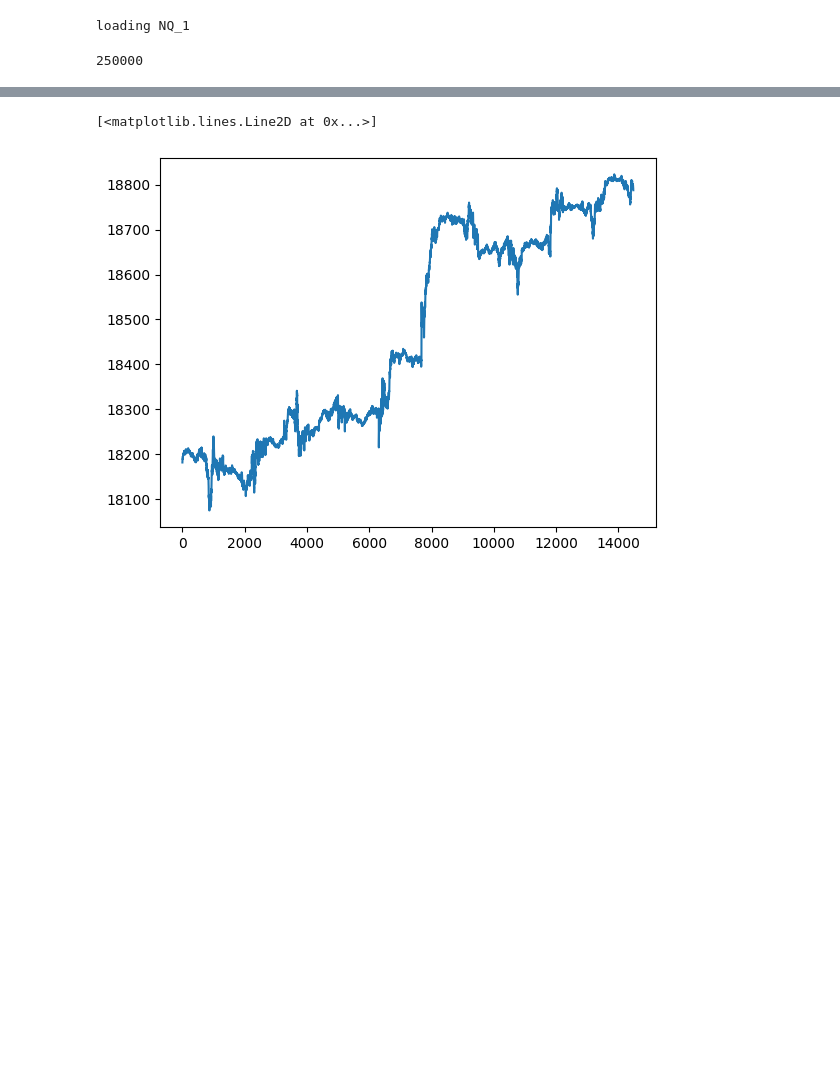
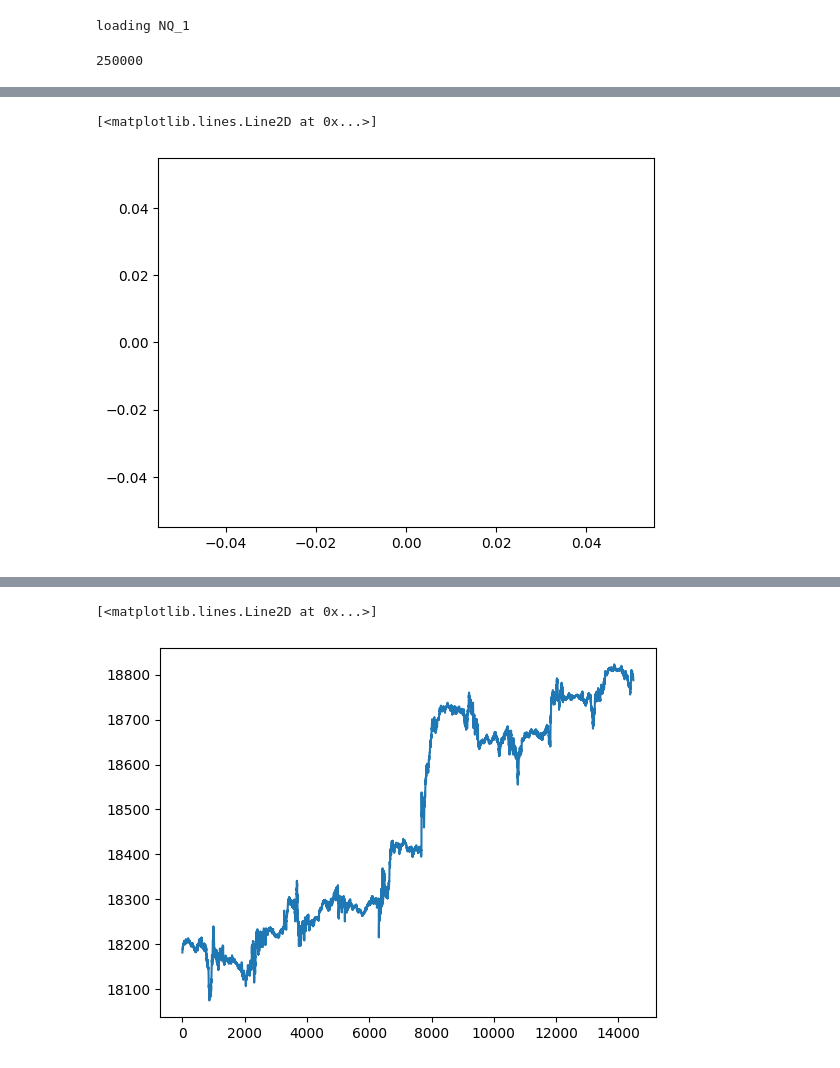
Before and after one commit to dercodeKoenig/hft_dqn, a Jupyter notebook: dqnv4_eval.ipynb, the cells around one changed output, grey strips where cells are left out. Cells and saved outputs as stored; diff of their text form; code cells hidden in the pictures; blank space fills up the shorter version.

```diff
--- a/dqnv4_eval.ipynb
+++ b/dqnv4_eval.ipynb
@@ -267,18 +257,18 @@ for index in tqdm(range(20000)):
             all_candles.append(charts[2][-1])
 
 
-            #output = model([
-            #        tf.expand_dims(m15_np, 0),
-            #        tf.expand_dims(m5_np, 0),
-            #        tf.expand_dims(m1_np, 0),
-            #        tf.expand_dims(pda_np, 0),
-            #        tf.expand_dims(current_minutes, 0),
-            #        tf.expand_dims(pos_info, 0)
-            #])
+            output = model([
+                    tf.expand_dims(m15_np, 0),
+                    tf.expand_dims(m5_np, 0),
+                    tf.expand_dims(m1_np, 0),
+                    tf.expand_dims(pda_np, 0),
+                    tf.expand_dims(current_minutes, 0),
+                    tf.expand_dims(pos_info, 0)
+            ])
 
-            #last_action = np.argmax(output)
-            #outputs.append(output[0])
-            last_action = 1
+            last_action = np.argmax(output)
+            outputs.append(output[0])
+            #last_action = 1
 
 
             avg_candle_range = np.mean([ i.h - i.l for i in list(charts[2])[55:60]])
@@ -355,8 +345,7 @@ for index in tqdm(range(20000)):
                     current_order = Order(entry, sl, tp, 1)
                     #print("set long order:",entry,sl,tp)
 # %%
-#plt.plot([x[0] for x in outputs][-60:], color="r")
-#plt.plot([x[1] for x in outputs][-60:], color="g")
-#plt.plot([x[2] for x in outputs][-60:], color="b")
-
-#plt.plot([x[1]-x[0] for x in outputs], color="b")
+plt.plot([x[1]-x[0] for x in outputs], color="b")
+# %% [output]
+[<matplotlib.lines.Line2D at 0x...>]
+[figure, added]
```
Also changed, not shown: parts of 3 cells of this notebook, 5 other files.
